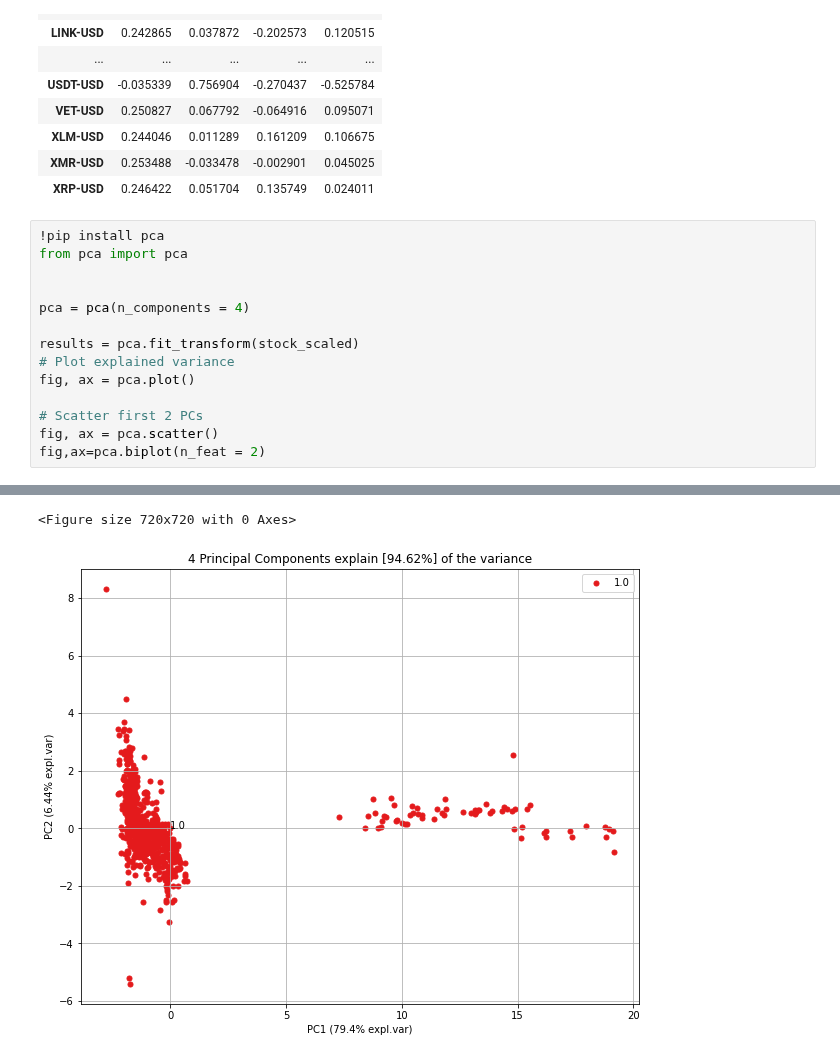
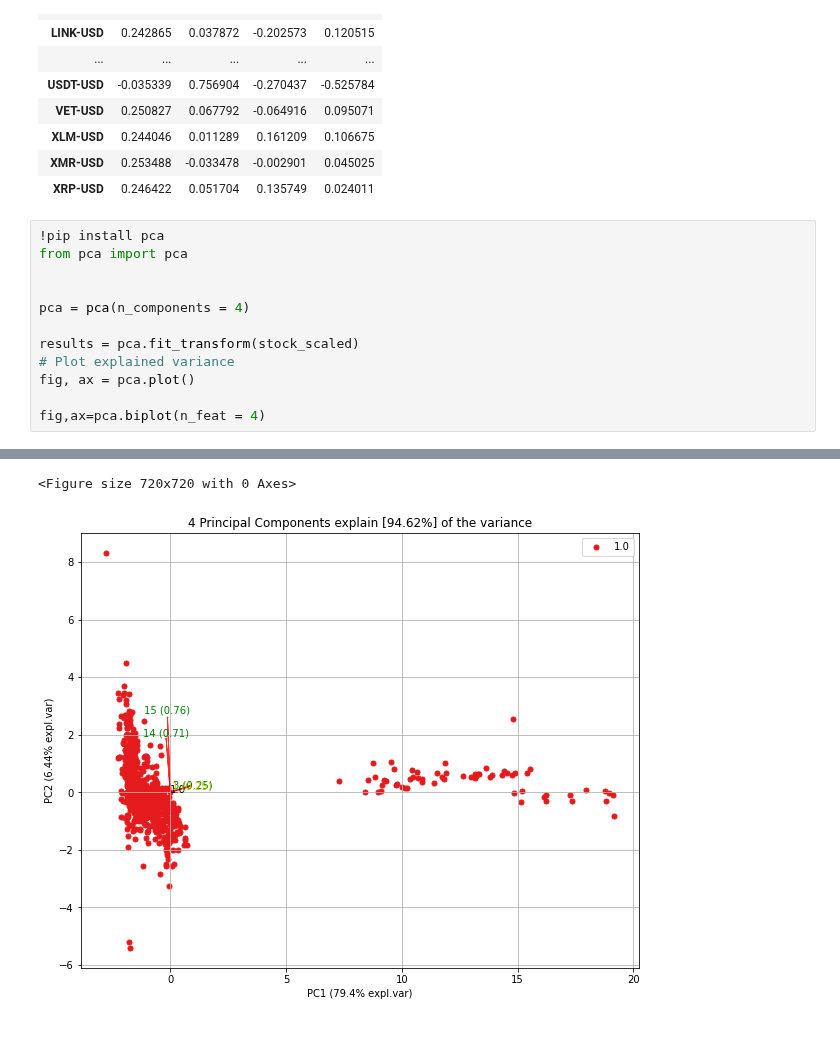
Before and after one commit to kenneykwan/Springboard, a Jupyter notebook: Capstone2-CCI30Index/Capstone 2 CCI30 Index - EDA.ipynb, the cells around one changed output, grey strips where cells are left out. Drawn from its saved outputs; the diff is of its cells as text.

```diff
--- a/Capstone2-CCI30Index/Capstone 2 CCI30 Index - EDA.ipynb
+++ b/Capstone2-CCI30Index/Capstone 2 CCI30 Index - EDA.ipynb
@@ -272,9 +272,7 @@ results = pca.fit_transform(stock_scaled)
 # Plot explained variance
 fig, ax = pca.plot()
 
-# Scatter first 2 PCs
-fig, ax = pca.scatter()
-fig,ax=pca.biplot(n_feat = 2)
+fig,ax=pca.biplot(n_feat = 4)
 # %% [output]
 Requirement already satisfied: pca in c:\users\kenne\anaconda3\lib\site-packages (1.5.2)
 Requirement already satisfied: colourmap in c:\users\kenne\anaconda3\lib\site-packages (from pca) (0.1.1)
@@ -291,8 +289,8 @@ Requirement already satisfied: tqdm in c:\users\kenne\anaconda3\lib\site-package
 ... (12 lines left out)
 [pca] >Computing loadings and PCs..
 [pca] >Computing explained variance..
 [pca] >Outlier detection using Hotelling T2 test with alpha=[0.05] and n_components=[4]
 [pca] >Outlier detection using SPE/DmodX with n_std=[2]
 [figure]
 <Figure size 720x720 with 0 Axes>
-[figure, old version]
+[figure, new version]
```
Also changed, not shown: parts of 1 cell of this notebook.
